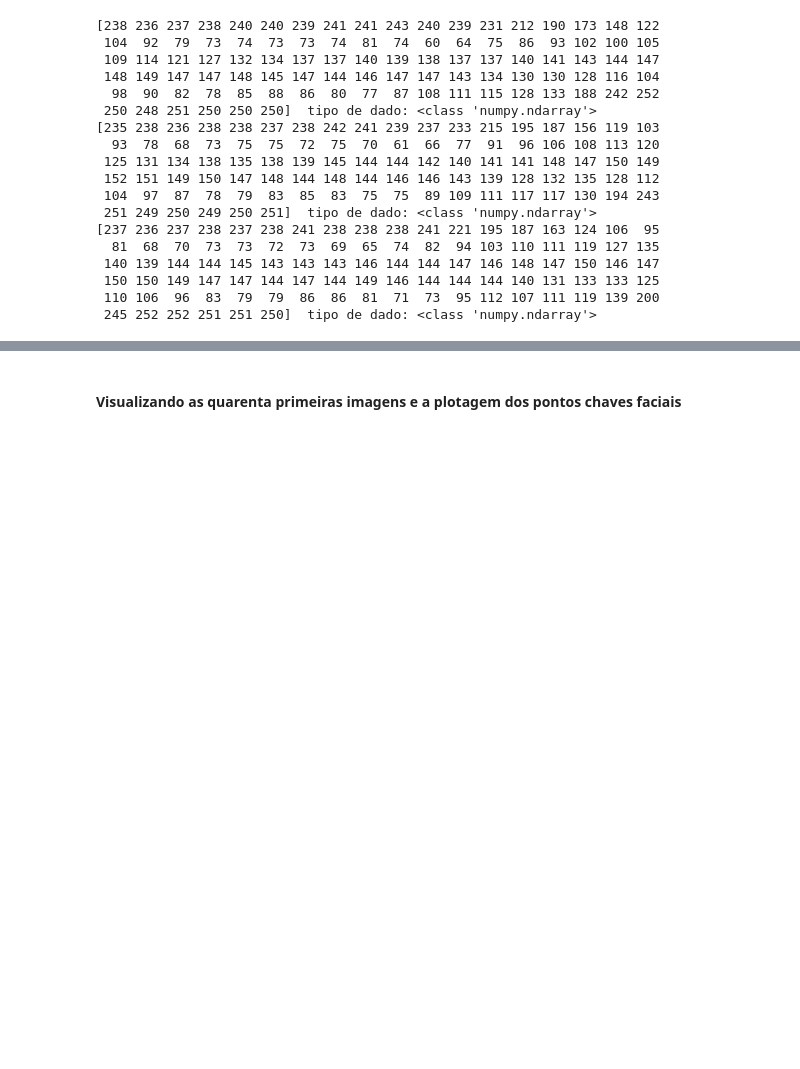
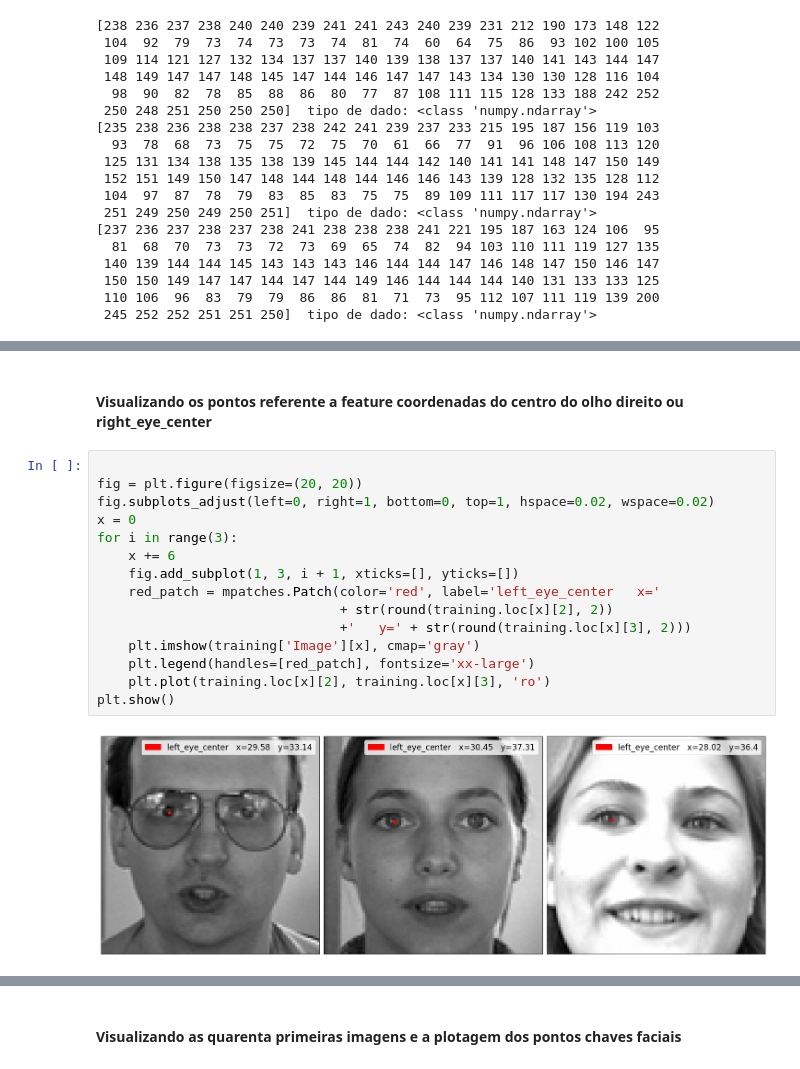
Before and after one commit to AlexandreNeuk/Facial-Keypoint-Detection, a Jupyter notebook: Facial_keypoints.ipynb, the cells around one changed output, grey strips where cells are left out. Drawn from its saved outputs; the diff is of its cells as text; blank space fills up the shorter version.

```diff
--- a/Facial_keypoints.ipynb
+++ b/Facial_keypoints.ipynb
@@ -245,0 +297,19 @@ plt.show()
+# %% [markdown]
+#### Visualizando os pontos referente a feature coordenadas do centro do olho direito ou right_eye_center
+# %%
+
+fig = plt.figure(figsize=(20, 20))
+fig.subplots_adjust(left=0, right=1, bottom=0, top=1, hspace=0.02, wspace=0.02)
+x = 0
+for i in range(3):
+    x += 6
+    fig.add_subplot(1, 3, i + 1, xticks=[], yticks=[])
+    red_patch = mpatches.Patch(color='red', label='left_eye_center   x='
+                               + str(round(training.loc[x][2], 2))
+                               +'   y=' + str(round(training.loc[x][3], 2)))
+    plt.imshow(training['Image'][x], cmap='gray')
+    plt.legend(handles=[red_patch], fontsize='xx-large')
+    plt.plot(training.loc[x][2], training.loc[x][3], 'ro')
+plt.show()
+# %% [output]
+[figure, added]
```
Also changed, not shown: parts of 31 cells of this notebook, 1 other file.
